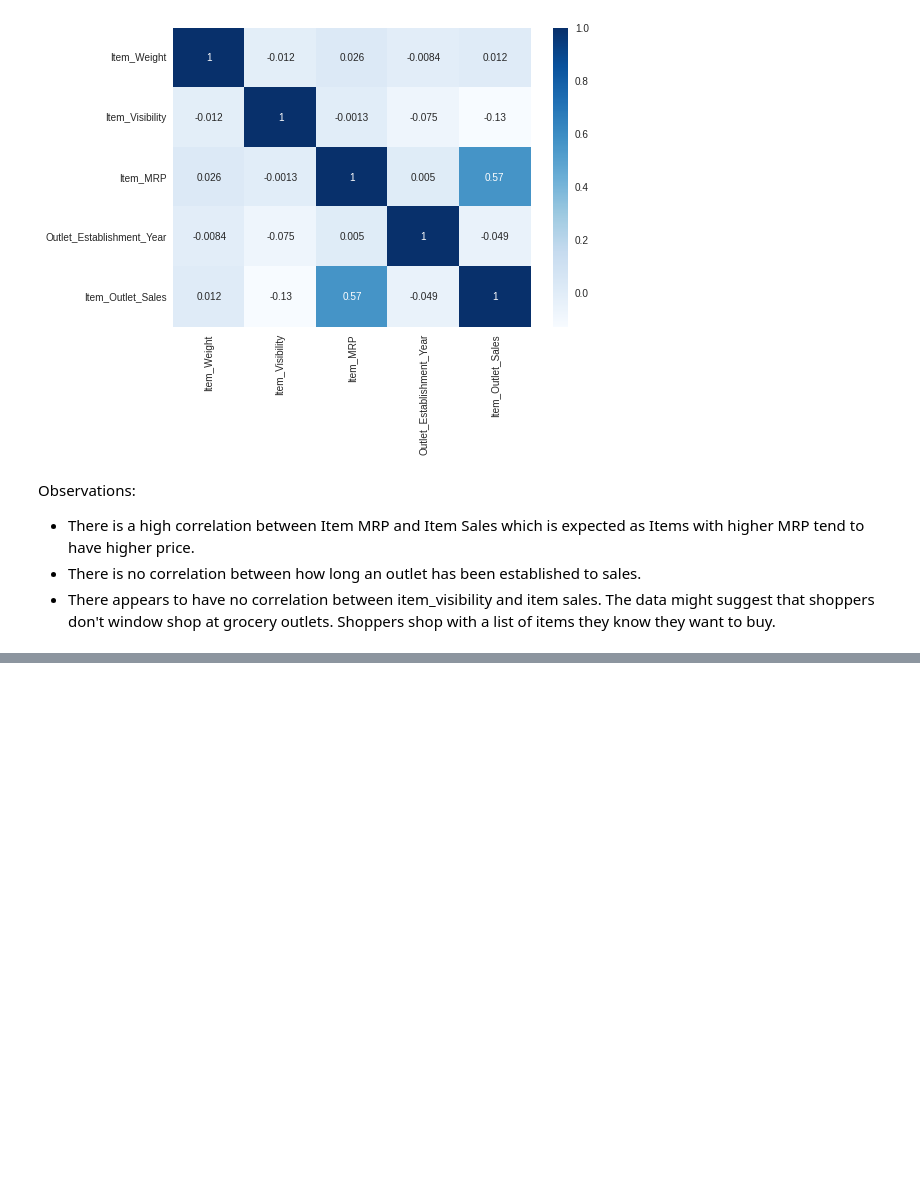
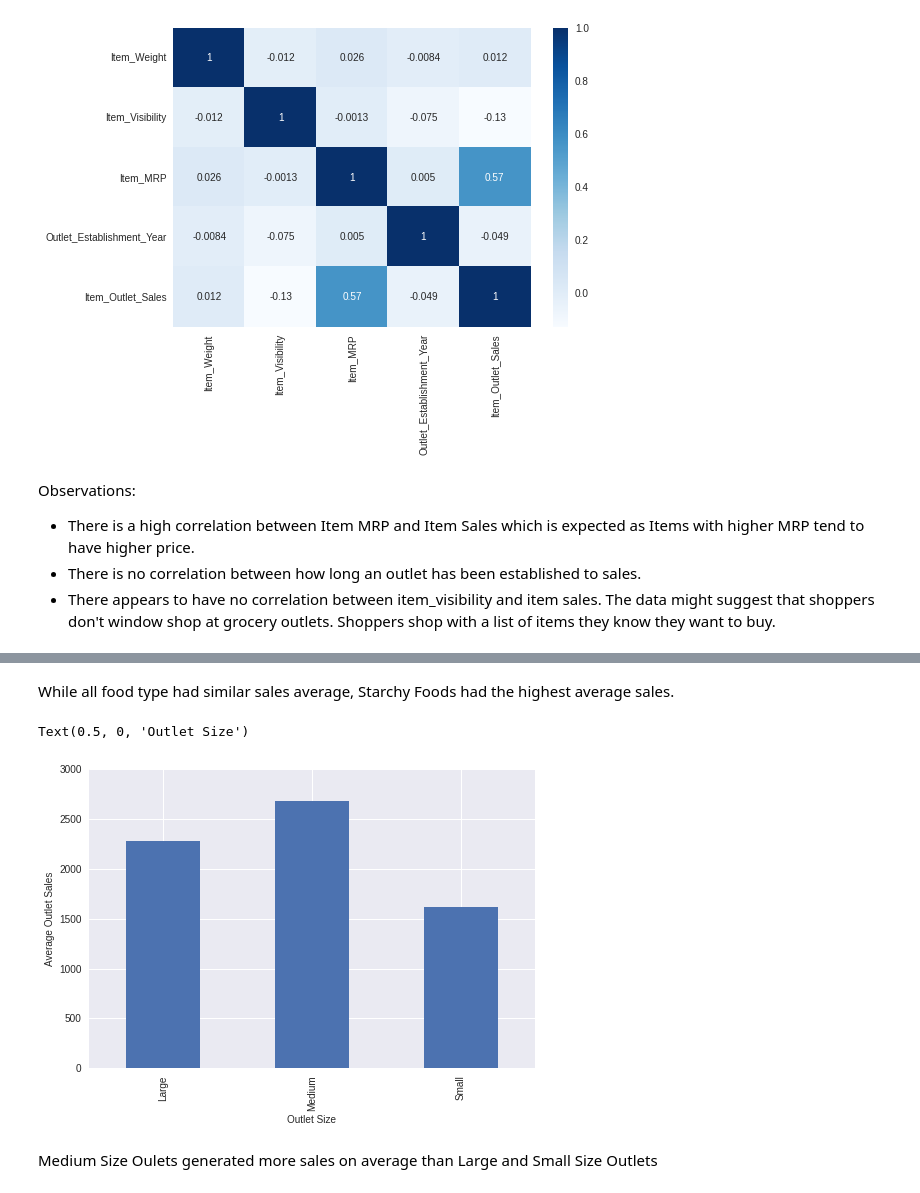
Before and after one commit to kzengg/Sales_Predictions, a Jupyter notebook: Sales_Prediction.ipynb, the cells around one changed output, grey strips where cells are left out. Cells and saved outputs as stored; diff of their text form; code cells hidden in the pictures; blank space fills up the shorter version.

```diff
--- a/Sales_Prediction.ipynb
+++ b/Sales_Prediction.ipynb
@@ -475,0 +513,14 @@ as Items with higher MRP tend to have higher price.
+# %% [markdown]
+While all food type had similar sales average, Starchy Foods had the highest average sales.
+# %%
+plt.style.use('seaborn')
+sales_by_item_type.plot(kind='bar', y = 'Outlet_Size', x = 'Item_Outlet_Sales')
+
+plt.ylim((0,3000))
+plt.ylabel('Average Outlet Sales', fontsize = 10)
+plt.xlabel('Outlet Size', fontsize = 10)
+# %% [output]
+Text(0.5, 0, 'Outlet Size')
+[figure, added]
+# %% [markdown]
+Medium Size Oulets generated more sales on average than Large and Small Size Outlets
```
Also changed, not shown: parts of 9 cells of this notebook.
